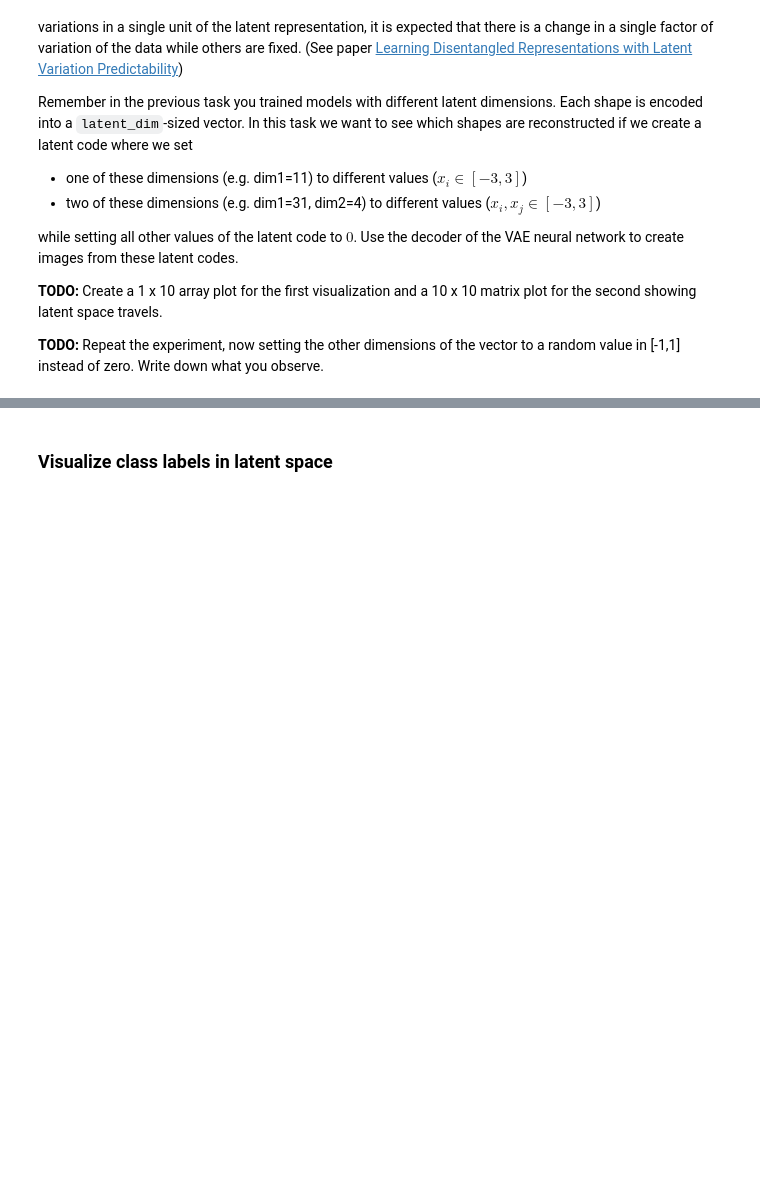
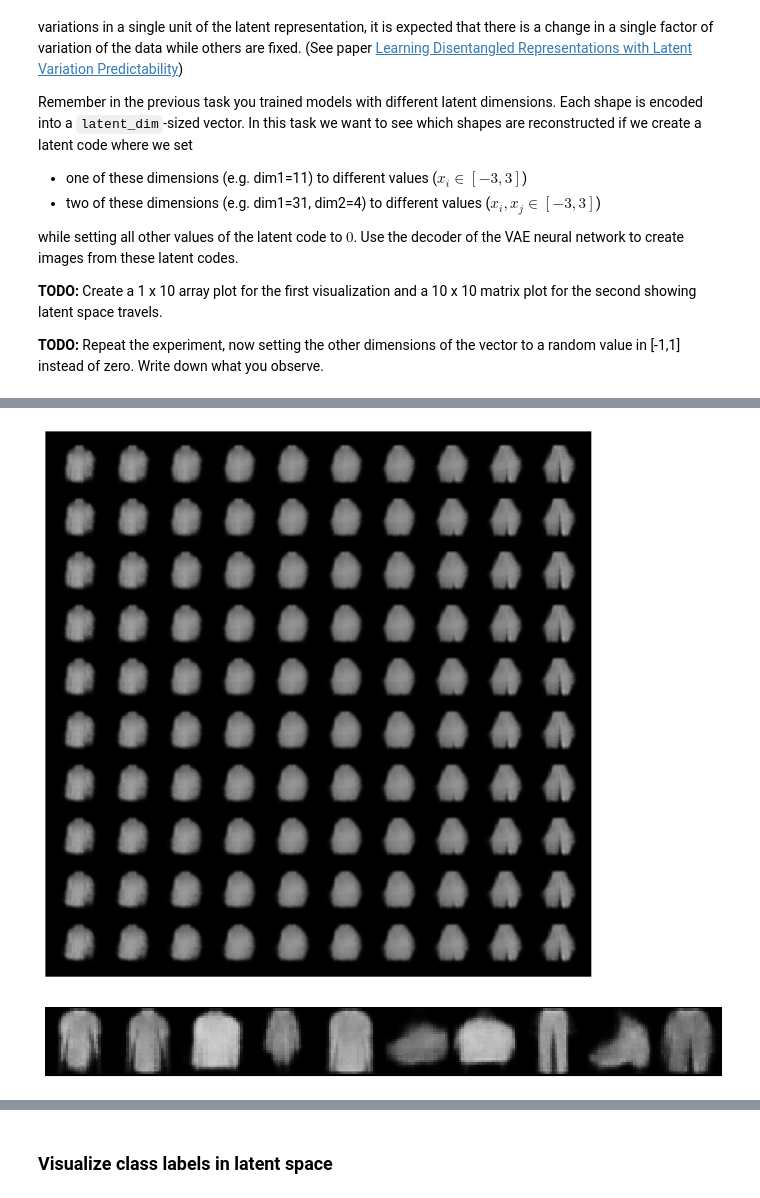
Before and after one commit to mak8427/Deep-Learning-Computer-Vision, a Jupyter notebook: madkour_mattioli_schellscheidt_5.ipynb, the cells around one changed output, grey strips where cells are left out. Drawn from its saved outputs; the diff is of its cells as text; code cells hidden in the pictures; blank space fills up the shorter version.

```diff
--- a/madkour_mattioli_schellscheidt_5.ipynb
+++ b/madkour_mattioli_schellscheidt_5.ipynb
@@ -630,0 +649,41 @@ Here are two examples.
+# %%
+# pair wise dimension traverse
+
+images_columns = 10
+images_rows = 10
+latent_dim = 32
+
+model.eval()
+
+latent_code = torch.zeros((images_columns * images_rows, latent_dim)).to(device)
+traversal_range = torch.linspace(-3, 3, steps=images_columns).to(device)
+for i in range(images_columns):
+  for j in range(images_rows):
+    idx = i * images_columns + j
+    latent_code[idx, 0] = traversal_range[j]
+    latent_code[idx, 1] = traversal_range[i]
+
+
+with torch.no_grad():
+      decoded_images = model.decode(latent_code).cpu()
+      show_grid(decoded_images, images_columns, images_rows)
+# %% [output]
+[figure, added]
+# %%
+# One dimension traverse (random others)
+
+images_columns = 10
+images_rows = 1
+latent_dim = 32
+
+model.eval()
+
+latent_code = torch.rand(images_columns, latent_dim).uniform_(-1, 1).to(device)
+traversal_range = torch.linspace(-3, 3, steps=images_columns).to(device)
+for i in range(images_columns):
+      latent_code[i, 0] = traversal_range[i]
+with torch.no_grad():
+      decoded_images = model.decode(latent_code).cpu()
+      show_grid(decoded_images, images_columns, images_rows)
+# %% [output]
+[figure, added]
```
Also changed, not shown: parts of 19 cells of this notebook.
